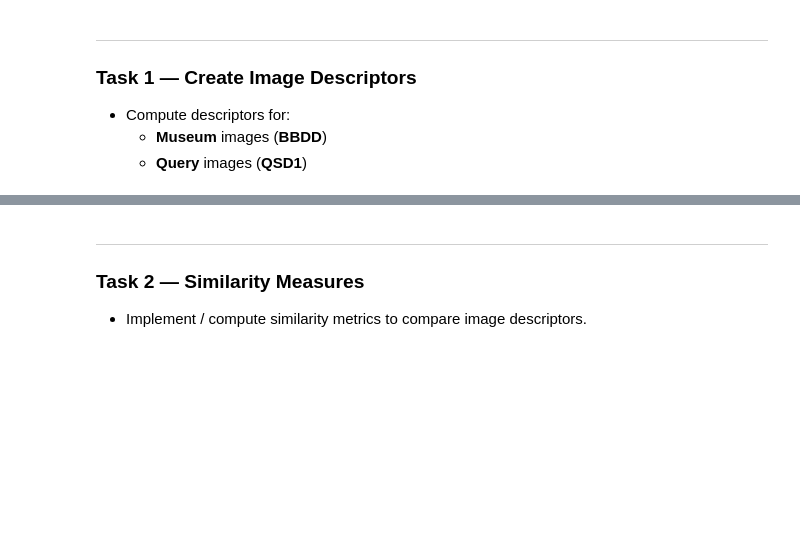
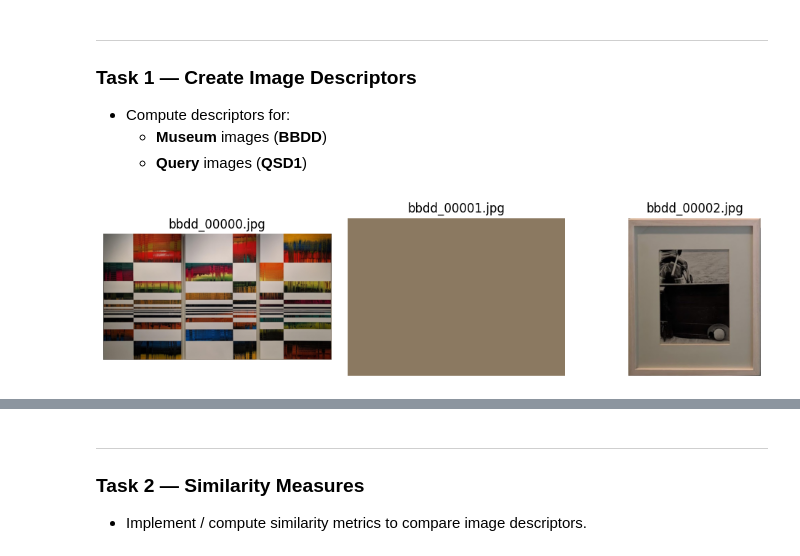
Before and after one commit to MCV-2025-C1-Project/Team1, a Jupyter notebook: week1code.ipynb, the cells around one changed output, grey strips where cells are left out. Drawn from its saved outputs; the diff is of its cells as text; code cells hidden in the pictures; blank space fills up the shorter version.

```diff
--- a/week1code.ipynb
+++ b/week1code.ipynb
@@ -30,4 +49,21 @@ QST1_PATH = os.path.join(DATASET_DIR, "qst1_w1/")
   - **Museum** images (**BBDD**)
   - **Query** images (**QSD1**)
 # %%
-# code
+MUSEUM_IMAGES = os.listdir(BBDD_PATH)
+MUSEUM_IMAGES = [img for img in MUSEUM_IMAGES if img.endswith('.jpg')]
+
+import matplotlib.pyplot as plt
+
+plt.figure(figsize=(10, 5))
+
+for i, img_name in enumerate(MUSEUM_IMAGES[:3]):
+    img = plt.imread(os.path.join(BBDD_PATH, img_name))
+    plt.subplot(2, 3, i + 1)
+    plt.imshow(img)
+    plt.title(img_name)
+    plt.axis('off')
+
+plt.tight_layout()
+plt.show()
+# %% [output]
+[figure, added]
```
Also changed, not shown: parts of 11 cells of this notebook, 1 other file.
